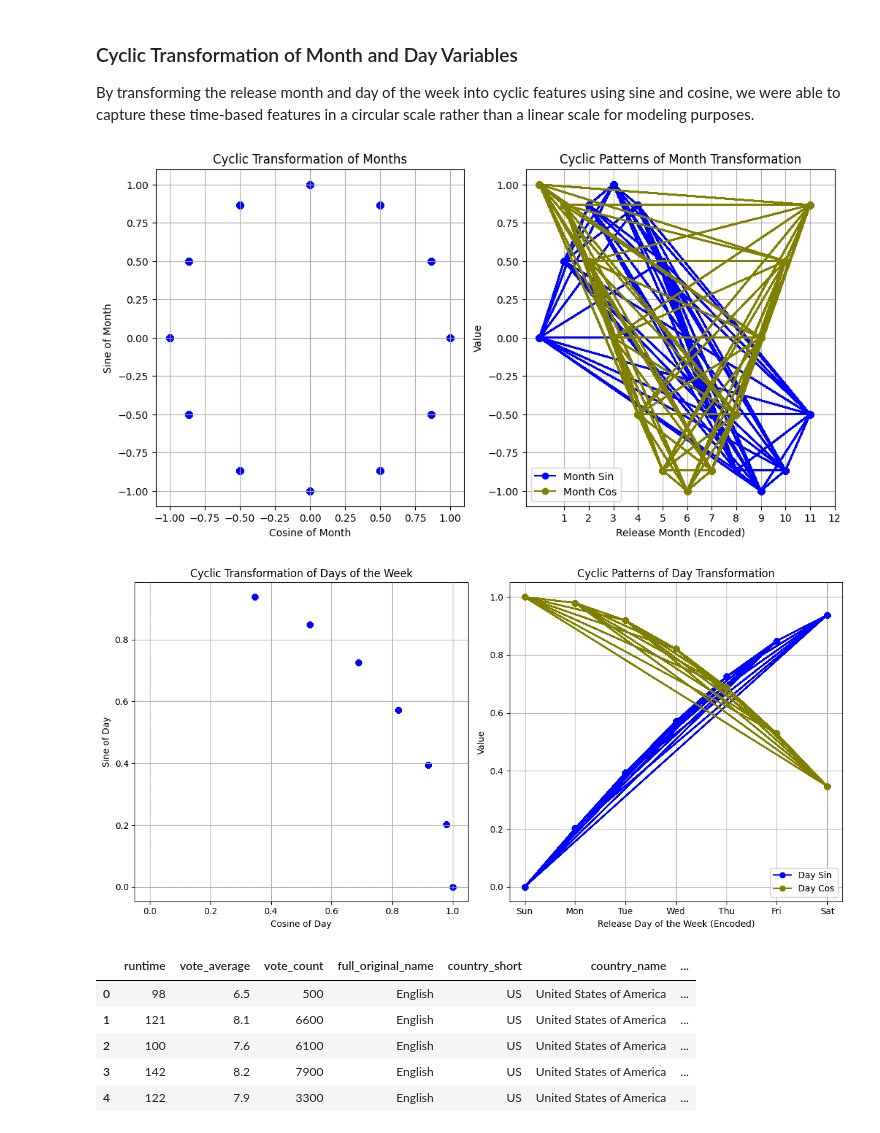
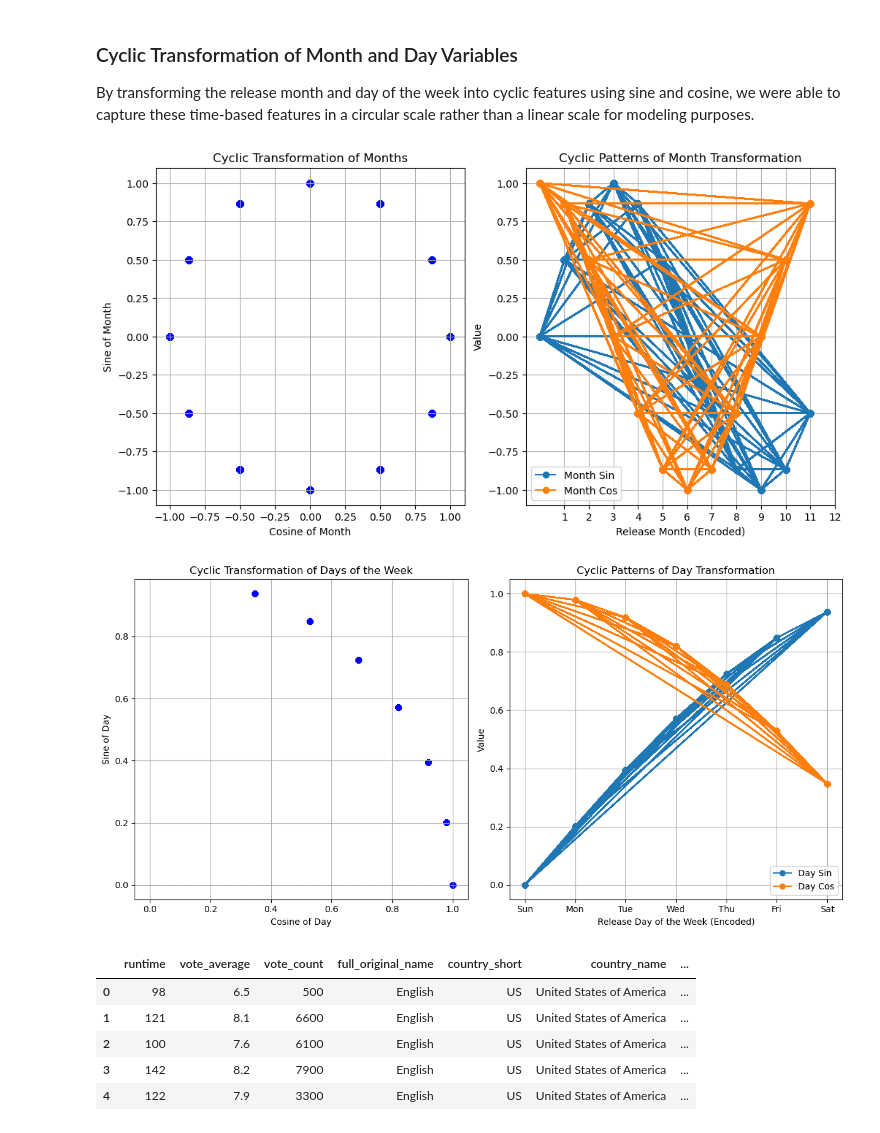
Before and after one commit to riosrose/UCB_project4_group6, a Jupyter notebook: movie_popularity_prediction.ipynb, the cells around one changed output. Cells and saved outputs as stored; diff of their text form; code cells hidden in the pictures.

Commit message:
Updated Images in Notebook

```diff
--- a/movie_popularity_prediction.ipynb
+++ b/movie_popularity_prediction.ipynb
@@ -1334,29 +1345,34 @@ regression_df['month_cos'] = np.cos(2 * np.pi * regression_df['release_month_enc
 # %%
 # Plotting
 plt.figure(figsize=(12, 6))
 
 # Scatter plot for month_sin and month_cos
 plt.subplot(1, 2, 1)
 plt.scatter(regression_df['month_cos'], regression_df['month_sin'], color='b')
 plt.title('Cyclic Transformation of Months')
 plt.xlabel('Cosine of Month')
 plt.ylabel('Sine of Month')
 plt.axhline(0, color='grey', lw=0.5, ls='--')
 plt.axvline(0, color='grey', lw=0.5, ls='--')
 plt.grid()
 
 # Line plot to show the cyclic nature
 plt.subplot(1, 2, 2)
-plt.plot(regression_df['release_month_encoded'], regression_df['month_sin'], label='Month Sin', marker='o',color='blue')
-plt.plot(regression_df['release_month_encoded'], regression_df['month_cos'], label='Month Cos', marker='o', color='olive')
+plt.plot(regression_df['release_month_encoded'], regression_df['month_sin'], label='Month Sin', marker='o')
+plt.plot(regression_df['release_month_encoded'], regression_df['month_cos'], label='Month Cos', marker='o')
 plt.title('Cyclic Patterns of Month Transformation')
 plt.xlabel('Release Month (Encoded)')
 plt.ylabel('Value')
 plt.xticks(np.arange(1, 13))  # Ensure all months are labeled
+
+# Save visual in the folder
+plt.savefig('images/cyclic_months_transformation_scatterplot.png', dpi=300)
+
+# Display plot
 plt.legend()
 plt.grid()
 # %% [output]
-[figure, old version]
+[figure, new version]
 # %%
 # Cylic transformation of day of the week
 regression_df['day_sin'] = np.sin(2 * np.pi * regression_df['release_dayofweek_encoded'] / 31)
@@ -1377,8 +1393,8 @@ plt.grid()
 
 # Line plot to show the cyclic nature
 plt.subplot(1, 2, 2)
-plt.plot(regression_df['release_dayofweek_encoded'], regression_df['day_sin'], label='Day Sin', marker='o',color='blue')
-plt.plot(regression_df['release_dayofweek_encoded'], regression_df['day_cos'], label='Day Cos', marker='o', color='olive')
+plt.plot(regression_df['release_dayofweek_encoded'], regression_df['day_sin'], label='Day Sin', marker='o')
+plt.plot(regression_df['release_dayofweek_encoded'], regression_df['day_cos'], label='Day Cos', marker='o')
 plt.title('Cyclic Patterns of Day Transformation')
 plt.xlabel('Release Day of the Week (Encoded)')
 plt.ylabel('Value')
@@ -1386,10 +1402,14 @@ plt.xticks(np.arange(0, 7), ['Sun', 'Mon', 'Tue', 'Wed', 'Thu', 'Fri', 'Sat'])
 plt.legend()
 plt.grid()
 
+# Save visual in the folder
+plt.savefig('images/cyclic_days_transformation_scatterplot.png', dpi=300)
+
+# Display plot
 plt.tight_layout()
 plt.show()
 # %% [output]
-[figure, old version]
+[figure, new version]
 # %%
 # Drop the columns release_month and 'release_dayofweek
 regression_df = regression_df.drop(['release_month', 'release_dayofweek'], axis=1)
```
Also changed, not shown: parts of 9 cells of this notebook, 14 other files.
